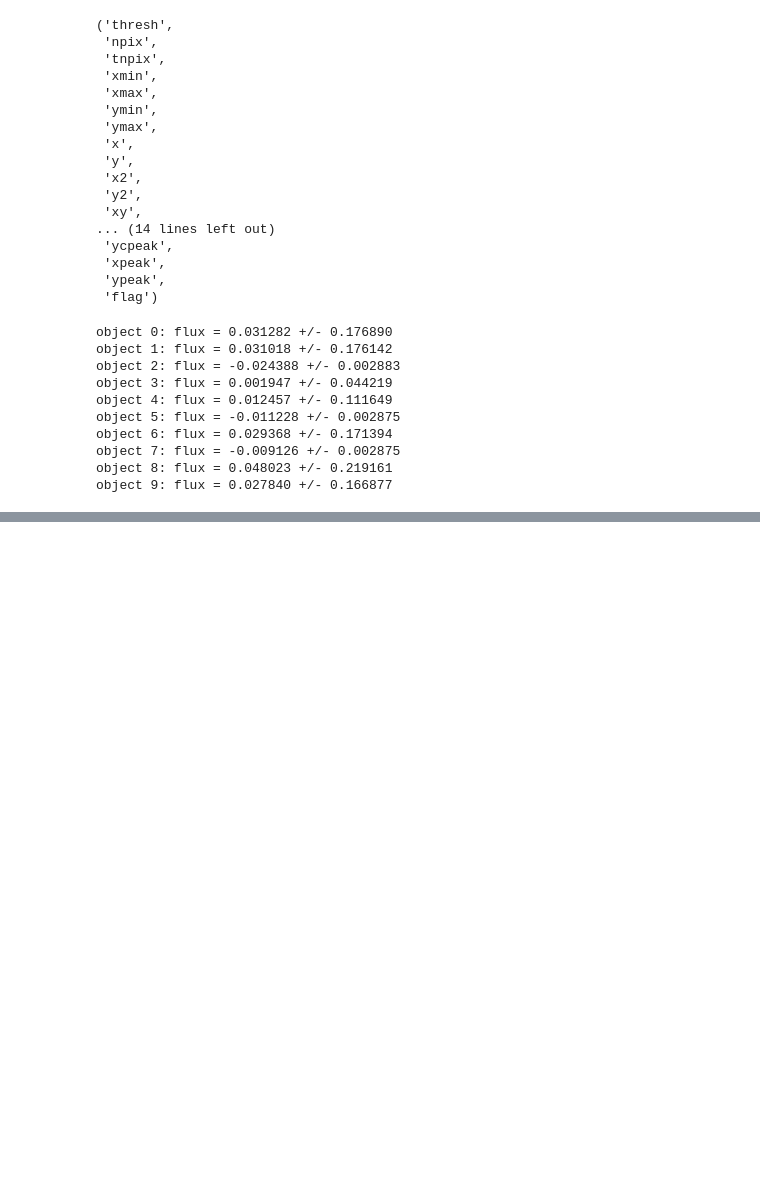
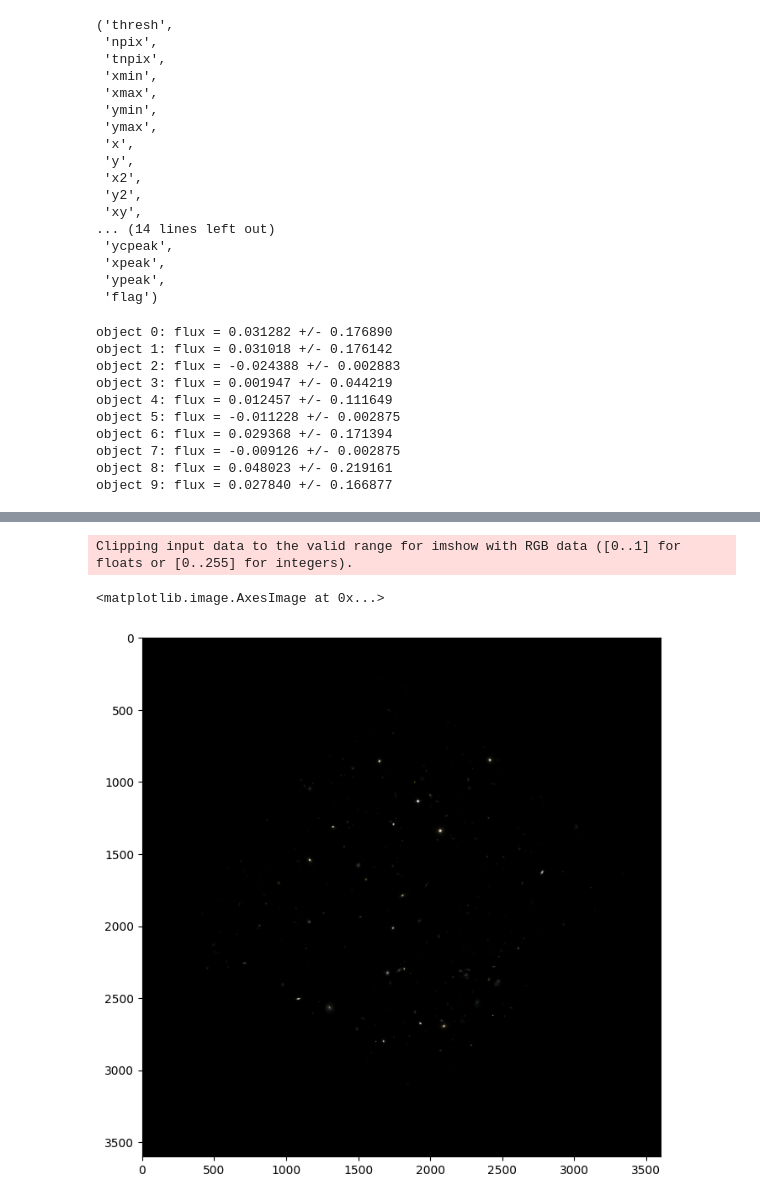
Before and after one commit to gocai/ASTR-19, a Jupyter notebook: final/hubbletutorial.ipynb, the cells around one changed output, grey strips where cells are left out. Saved outputs shown, nothing was run; the diff lists cells and outputs as text; code cells hidden in the pictures; blank space fills up the shorter version.

```diff
--- a/final/hubbletutorial.ipynb
+++ b/final/hubbletutorial.ipynb
@@ -128,0 +171,22 @@ object 9: flux = 0.027840 +/- 0.166877
+# %%
+fart1 = fits.open('hlsp_hudf12_hst_wfc3ir_udfmain_f125w_v1.0_drz.fits')
+fart2 = fits.open('hlsp_hudf12_hst_wfc3ir_udfmain_f160w_v1.0_drz.fits')
+
+fartdata = data
+fartdata1 = fart1[0].data
+fartdata2 = fart2[0].data
+# %%
+rgb_values = []
+for r in range(len(fartdata)):
+    rgb_row = []
+    for c in range(len(fartdata[r])):
+        rgb_row.append((fartdata2[r][c], fartdata1[r][c], fartdata[r][c]))
+    rgb_values.append(rgb_row)
+rgb_values = np.array(rgb_values)
+# %%
+plt.imshow(rgb_values)
+plt.savefig('HUBBLEFALSE.png', bbox_inches='tight', dpi=600)
+# %% [output]
+Clipping input data to the valid range for imshow with RGB data ([0..1] for floats or [0..255] for integers).
+<matplotlib.image.AxesImage at 0x...>
+[figure, added]
```
Also changed, not shown: parts of 8 cells of this notebook, 4 other files.
